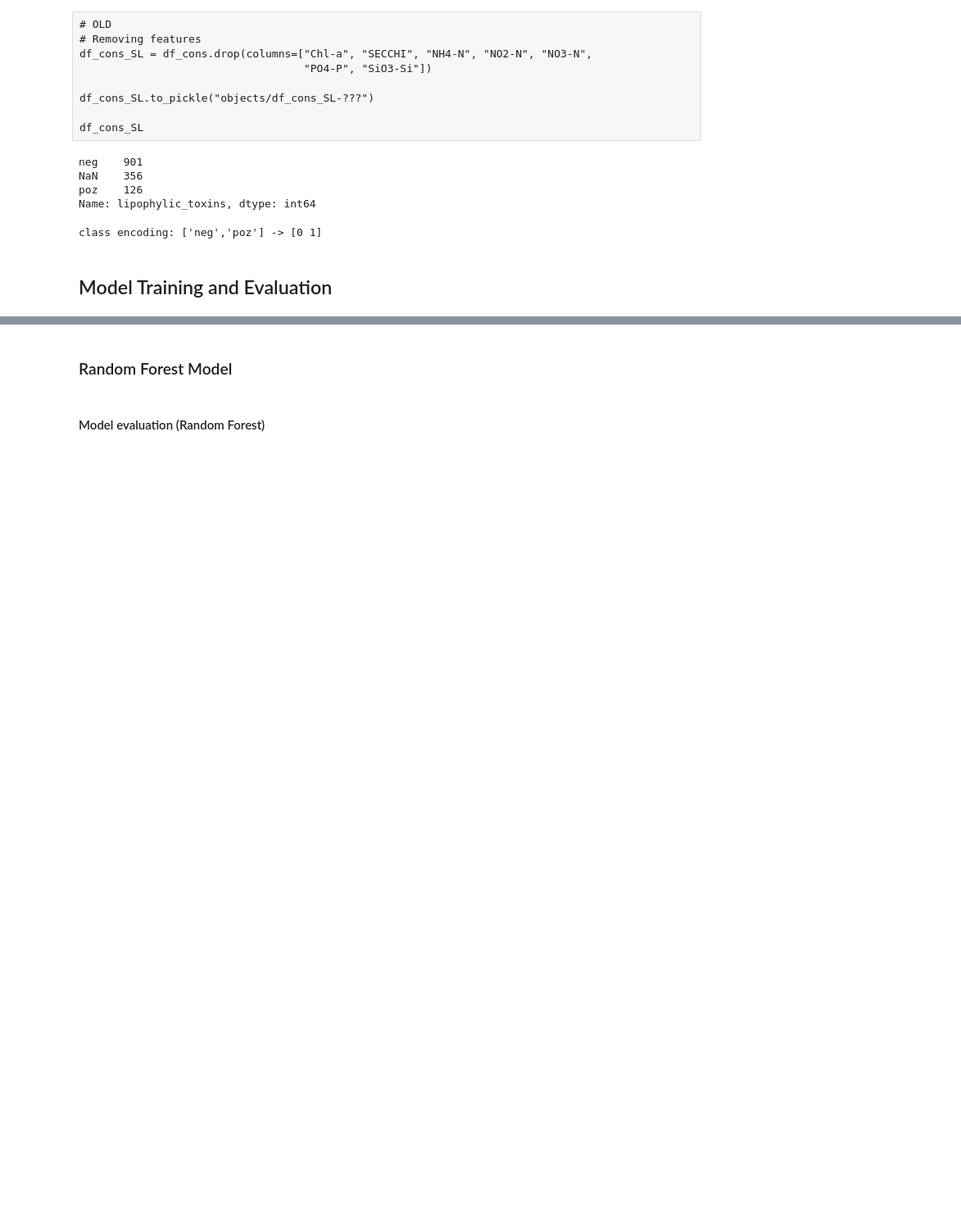
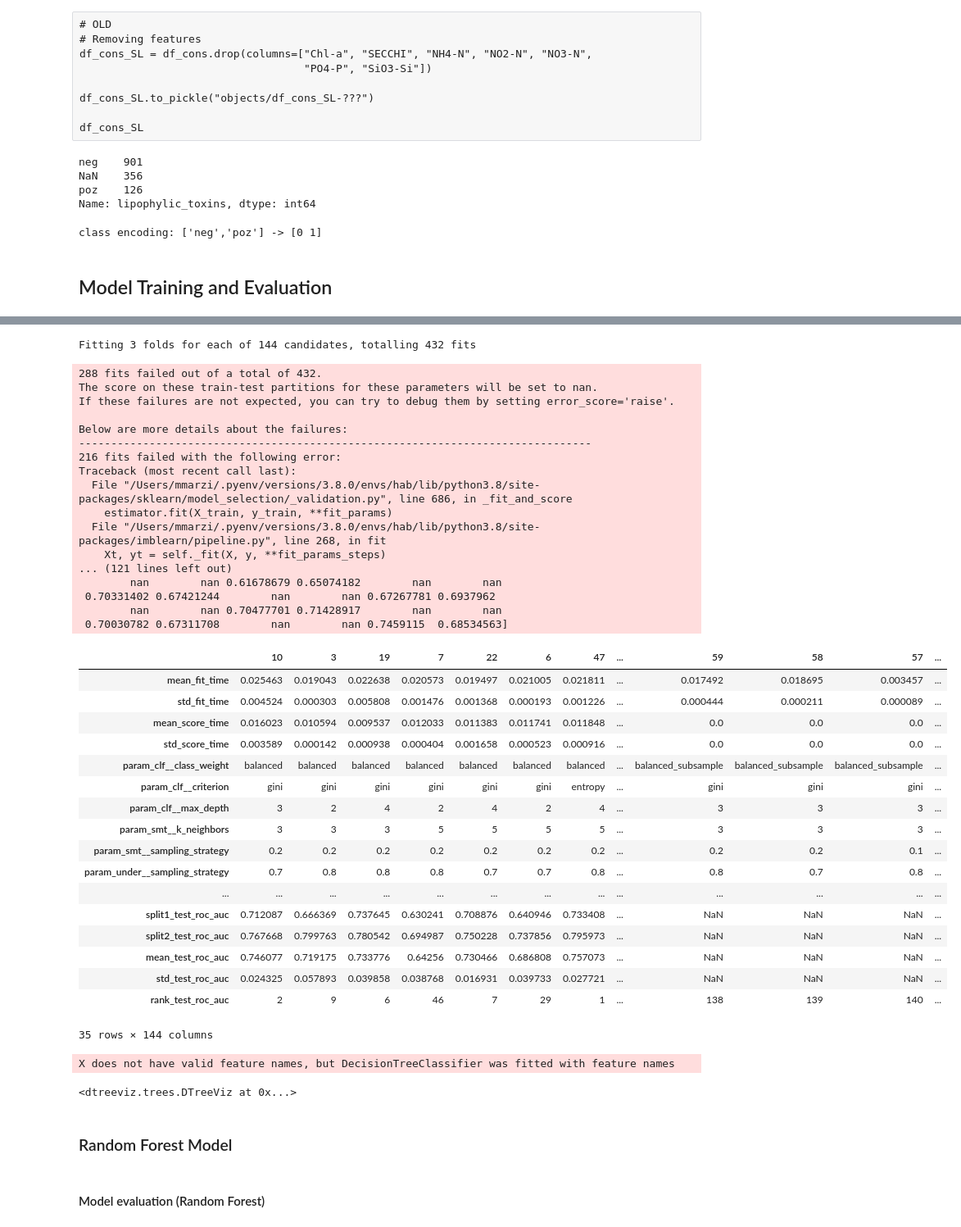
Before and after one commit to MartinMarzi/HABTox-predictor, a Jupyter notebook: HAB_modelling_5_0_0.ipynb, the cells around one changed output, grey strips where cells are left out. Shown at 82% size. Cells and saved outputs as stored; diff of their text form; code cells hidden in the pictures; blank space fills up the shorter version.

```diff
--- a/HAB_modelling_5_0_0.ipynb
+++ b/HAB_modelling_5_0_0.ipynb
@@ -147,3 +178,83 @@ class encoding: ['neg','poz'] -> [0 1]
+# %%
+pipeline = IMBLpipeline([
+   ('smt', SMOTE()),
+   ('under', RandomUnderSampler()),
+    ('clf', DecisionTreeClassifier())
+])
+
+parameters = {
+              'clf__max_depth': [2,3,4],
+                'clf__criterion': ['gini', 'entropy'],
+              'clf__class_weight': ['balanced', 'balanced_subsample', None],
+               'smt__sampling_strategy': [ 0.1, 0.2],
+               'under__sampling_strategy': [0.7, 0.8],
+                'smt__k_neighbors': [3, 5]
+             }
+nfolds = 3
+scores = ['recall', 'precision', 'f1', 'roc_auc']
+gscv = GridSearchCV(pipeline,
+                    parameters,
+                    scoring=scores,
+                    cv=StratifiedKFold(n_splits=nfolds, shuffle=True),
+                    return_train_score=False,
+                    verbose=1,
+                    refit="recall",
+                    n_jobs=-1)
+resultsGSCV = gscv.fit(X, y)
+results = pd.DataFrame(resultsGSCV.cv_results_)
+display(results.sort_values(by=[f'rank_test_recall']).transpose())
+pd.set_option("display.max_rows", None)
+# %% [output]
+Fitting 3 folds for each of 144 candidates, totalling 432 fits
+288 fits failed out of a total of 432.
+The score on these train-test partitions for these parameters will be set to nan.
+If these failures are not expected, you can try to debug them by setting error_score='raise'.
+
+Below are more details about the failures:
+--------------------------------------------------------------------------------
+216 fits failed with the following error:
+Traceback (most recent call last):
+  File "/Users/mmarzi/.pyenv/versions/3.8.0/envs/hab/lib/python3.8/site-packages/sklearn/model_selection/_validation.py", line 686, in _fit_and_score
+    estimator.fit(X_train, y_train, **fit_params)
+  File "/Users/mmarzi/.pyenv/versions/3.8.0/envs/hab/lib/python3.8/site-packages/imblearn/pipeline.py", line 268, in fit
+    Xt, yt = self._fit(X, y, **fit_params_steps)
+... (121 lines left out)
+        nan        nan 0.61678679 0.65074182        nan        nan
+ 0.70331402 0.67421244        nan        nan 0.67267781 0.6937962
+        nan        nan 0.70477701 0.71428917        nan        nan
+ 0.70030782 0.67311708        nan        nan 0.7459115  0.68534563]
+|  | 10 | 3 | 19 | 7 | 22 | 6 | 47 | ... | 59 | 58 | 57 | ... |
+| mean_fit_time | 0.025463 | 0.019043 | 0.022638 | 0.020573 | 0.019497 | 0.021005 | 0.021811 | ... | 0.017492 | 0.018695 | 0.003457 | ... |
+| std_fit_time | 0.004524 | 0.000303 | 0.005808 | 0.001476 | 0.001368 | 0.000193 | 0.001226 | ... | 0.000444 | 0.000211 | 0.000089 | ... |
+| mean_score_time | 0.016023 | 0.010594 | 0.009537 | 0.012033 | 0.011383 | 0.011741 | 0.011848 | ... | 0.0 | 0.0 | 0.0 | ... |
+| std_score_time | 0.003589 | 0.000142 | 0.000938 | 0.000404 | 0.001658 | 0.000523 | 0.000916 | ... | 0.0 | 0.0 | 0.0 | ... |
+| param_clf__class_weight | balanced | balanced | balanced | balanced | balanced | balanced | balanced | ... | balanced_subsample | balanced_subsample | balanced_subsample | ... |
+| param_clf__criterion | gini | gini | gini | gini | gini | gini | entropy | ... | gini | gini | gini | ... |
+| param_clf__max_depth | 3 | 2 | 4 | 2 | 4 | 2 | 4 | ... | 3 | 3 | 3 | ... |
+| param_smt__k_neighbors | 3 | 3 | 3 | 5 | 5 | 5 | 5 | ... | 3 | 3 | 3 | ... |
+| param_smt__sampling_strategy | 0.2 | 0.2 | 0.2 | 0.2 | 0.2 | 0.2 | 0.2 | ... | 0.2 | 0.2 | 0.1 | ... |
+| param_under__sampling_strategy | 0.7 | 0.8 | 0.8 | 0.8 | 0.7 | 0.7 | 0.8 | ... | 0.8 | 0.7 | 0.8 | ... |
+| ... | ... | ... | ... | ... | ... | ... | ... | ... | ... | ... | ... | ... |
+| split1_test_roc_auc | 0.712087 | 0.666369 | 0.737645 | 0.630241 | 0.708876 | 0.640946 | 0.733408 | ... | NaN | NaN | NaN | ... |
+| split2_test_roc_auc | 0.767668 | 0.799763 | 0.780542 | 0.694987 | 0.750228 | 0.737856 | 0.795973 | ... | NaN | NaN | NaN | ... |
+| mean_test_roc_auc | 0.746077 | 0.719175 | 0.733776 | 0.64256 | 0.730466 | 0.686808 | 0.757073 | ... | NaN | NaN | NaN | ... |
+| std_test_roc_auc | 0.024325 | 0.057893 | 0.039858 | 0.038768 | 0.016931 | 0.039733 | 0.027721 | ... | NaN | NaN | NaN | ... |
+| rank_test_roc_auc | 2 | 9 | 6 | 46 | 7 | 29 | 1 | ... | 138 | 139 | 140 | ... |
+35 rows × 144 columns
+# %%
+clf = gscv.best_estimator_.steps[2][1]
+viz = dtreeviz(clf, X, y,
+                target_name="target",
+                feature_names=feature_names,
+                class_names=["neg", "poz"],
+             fancy=True,
+               scale=1.5
+              )
+
+viz
+# %% [output]
+X does not have valid feature names, but DecisionTreeClassifier was fitted with feature names
+<dtreeviz.trees.DTreeViz at 0x...>
 # %% [markdown]
 ### Random Forest Model
 # %% [markdown]
```
Also changed, not shown: parts of 19 cells of this notebook, 3 other files.
